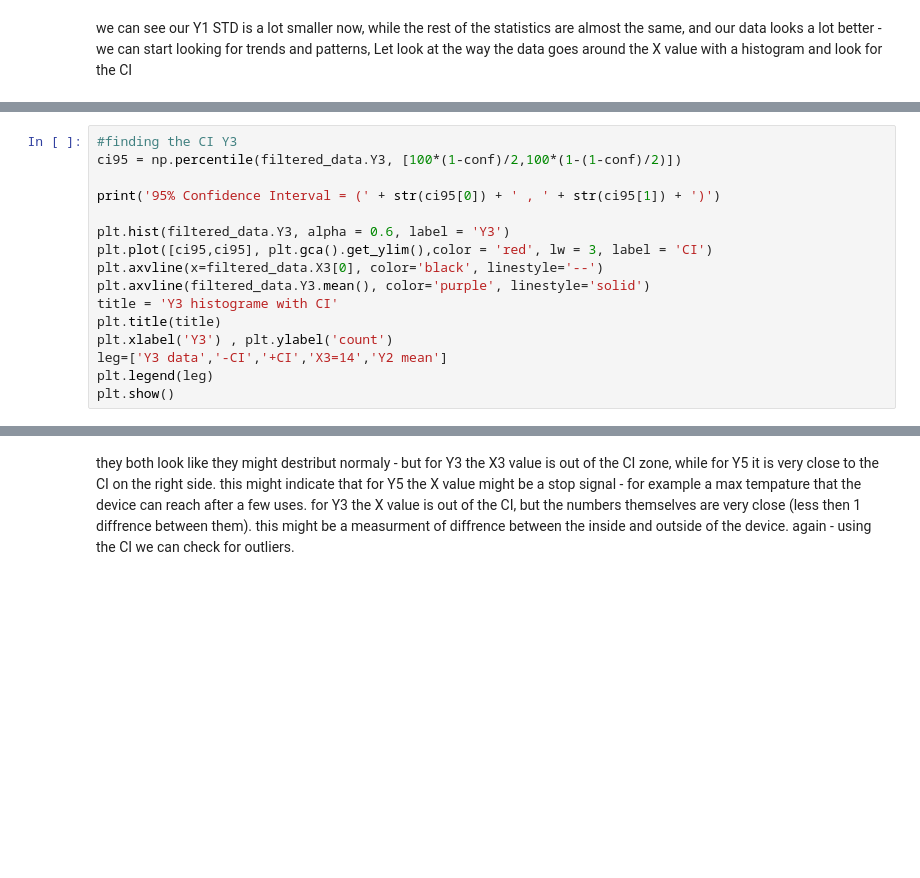
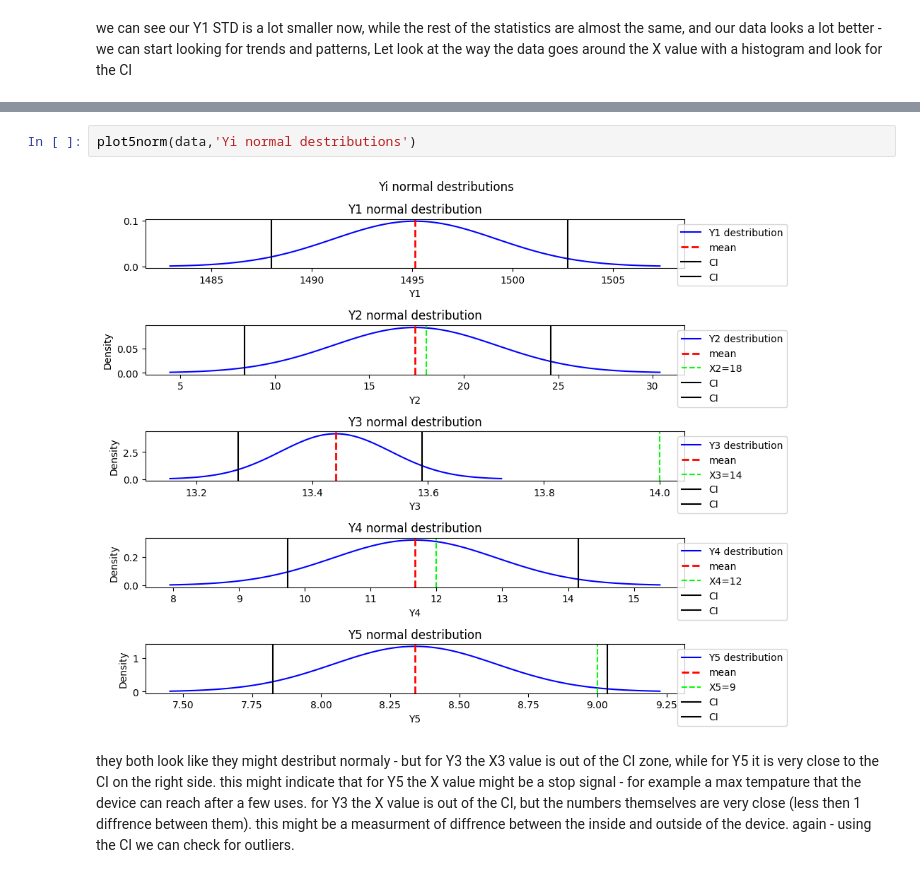
Before and after one commit to Rotems1234/PulseNMore_HomeAssignment, a Jupyter notebook: PulseNMore_RotemStahl.ipynb, the cells around one changed output, grey strips where cells are left out. Cells and saved outputs as stored; diff of their text form; blank space fills up the shorter version.

```diff
--- a/PulseNMore_RotemStahl.ipynb
+++ b/PulseNMore_RotemStahl.ipynb
@@ -339,16 +229,0 @@ looking at Y3 and Y5 , they do not reach the Xi value (or very close to is) lets
-# %%
-#finding the CI Y3
-ci95 = np.percentile(filtered_data.Y3, [100*(1-conf)/2,100*(1-(1-conf)/2)])
-
-print('95% Confidence Interval = (' + str(ci95[0]) + ' , ' + str(ci95[1]) + ')')
-
-plt.hist(filtered_data.Y3, alpha = 0.6, label = 'Y3')
-plt.plot([ci95,ci95], plt.gca().get_ylim(),color = 'red', lw = 3, label = 'CI')
-plt.axvline(x=filtered_data.X3[0], color='black', linestyle='--')
-plt.axvline(filtered_data.Y3.mean(), color='purple', linestyle='solid')
-title = 'Y3 histograme with CI'
-plt.title(title)
-plt.xlabel('Y3') , plt.ylabel('count')
-leg=['Y3 data','-CI','+CI','X3=14','Y2 mean']
-plt.legend(leg)
-plt.show()
@@ -377,3 +324,7 @@ plt.show()
+# %%
+plot5norm(data,'Yi normal destributions')
+# %% [output]
+[figure, added]
 # %% [markdown]
 they both look like they might destribut normaly - but for Y3 the X3 value is out of the CI zone, while for Y5 it is very close to the CI on the right side.
 this might indicate that for Y5 the X value might be a stop signal - for example a max tempature that the device can reach after a few uses.
```
Also changed, not shown: parts of 21 cells of this notebook.
